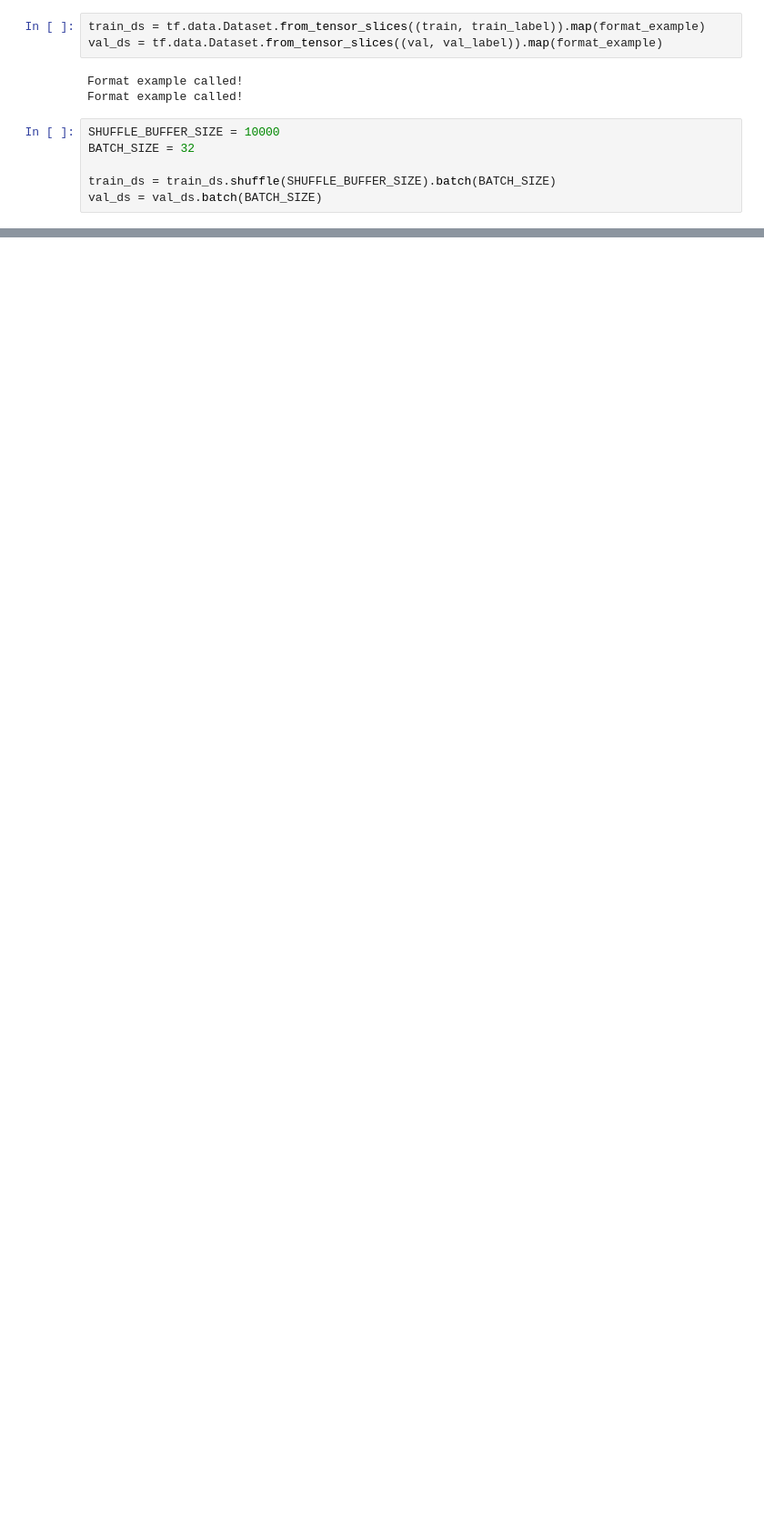
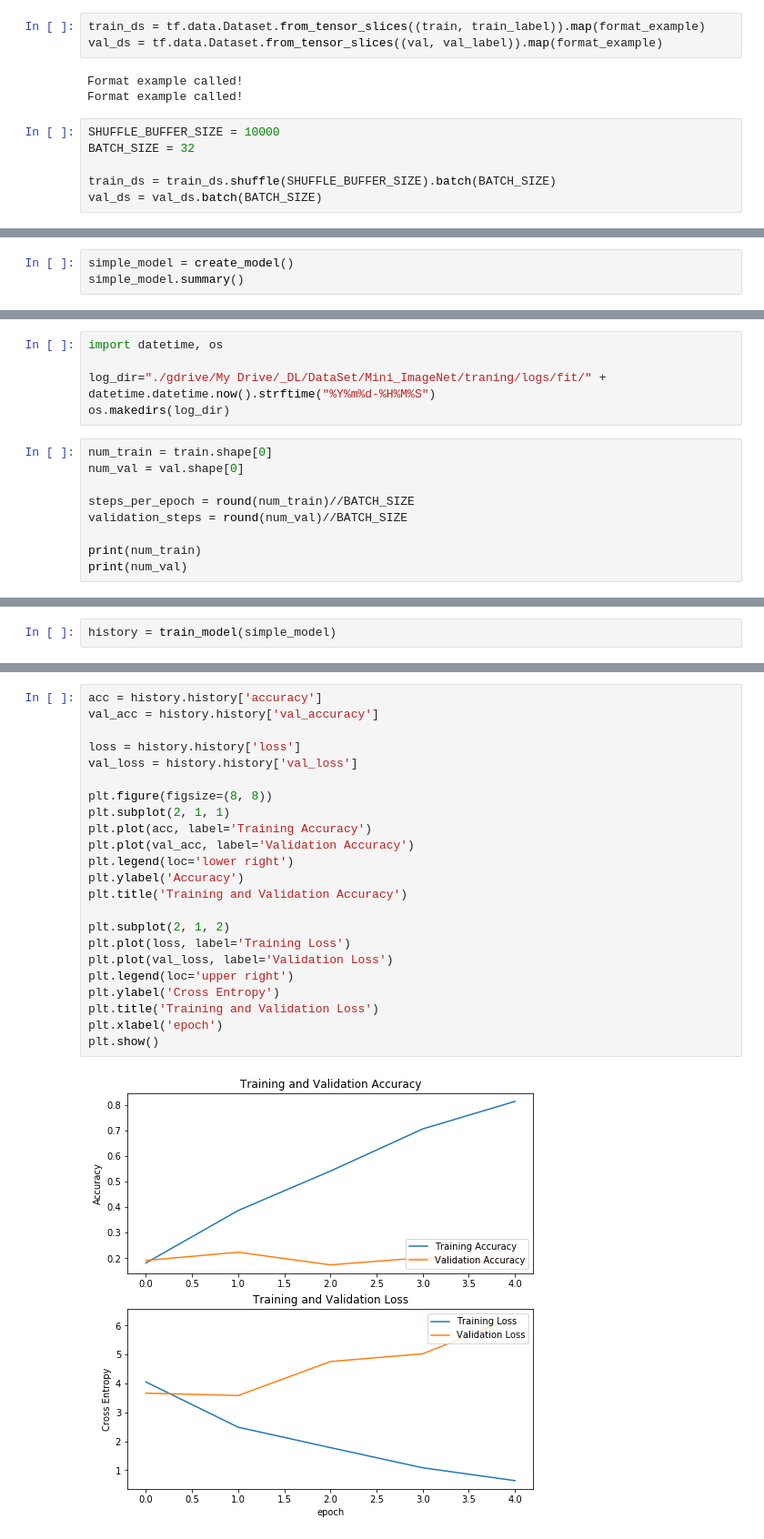
Before and after one commit to ChoiJK/JK_Mini_ImgNet_Classification, a Jupyter notebook: Mini_ImageNet_Classification.ipynb, the cells around one changed output, grey strips where cells are left out. Shown at 91% size. Drawn from its saved outputs; the diff is of its cells as text; blank space fills up the shorter version.

```diff
--- a/Mini_ImageNet_Classification.ipynb
+++ b/Mini_ImageNet_Classification.ipynb
@@ -91,0 +129,3 @@ for image, label in train_ds.take(1):
+# %%
+simple_model = create_model()
+simple_model.summary()
@@ -91,0 +152,14 @@ for image, label in train_ds.take(1):
+# %%
+import datetime, os
+
+log_dir="./gdrive/My Drive/_DL/DataSet/Mini_ImageNet/traning/logs/fit/" + datetime.datetime.now().strftime("%Y%m%d-%H%M%S")
+os.makedirs(log_dir)
+# %%
+num_train = train.shape[0]
+num_val = val.shape[0]
+
+steps_per_epoch = round(num_train)//BATCH_SIZE
+validation_steps = round(num_val)//BATCH_SIZE
+
+print(num_train)
+print(num_val)
@@ -91,0 +194,2 @@ for image, label in train_ds.take(1):
+# %%
+history = train_model(simple_model)
@@ -91,0 +209,25 @@ for image, label in train_ds.take(1):
+# %%
+acc = history.history['accuracy']
+val_acc = history.history['val_accuracy']
+
+loss = history.history['loss']
+val_loss = history.history['val_loss']
+
+plt.figure(figsize=(8, 8))
+plt.subplot(2, 1, 1)
+plt.plot(acc, label='Training Accuracy')
+plt.plot(val_acc, label='Validation Accuracy')
+plt.legend(loc='lower right')
+plt.ylabel('Accuracy')
+plt.title('Training and Validation Accuracy')
+
+plt.subplot(2, 1, 2)
+plt.plot(loss, label='Training Loss')
+plt.plot(val_loss, label='Validation Loss')
+plt.legend(loc='upper right')
+plt.ylabel('Cross Entropy')
+plt.title('Training and Validation Loss')
+plt.xlabel('epoch')
+plt.show()
+# %% [output]
+[figure, added]
```
Also changed, not shown: parts of 20 cells of this notebook.
